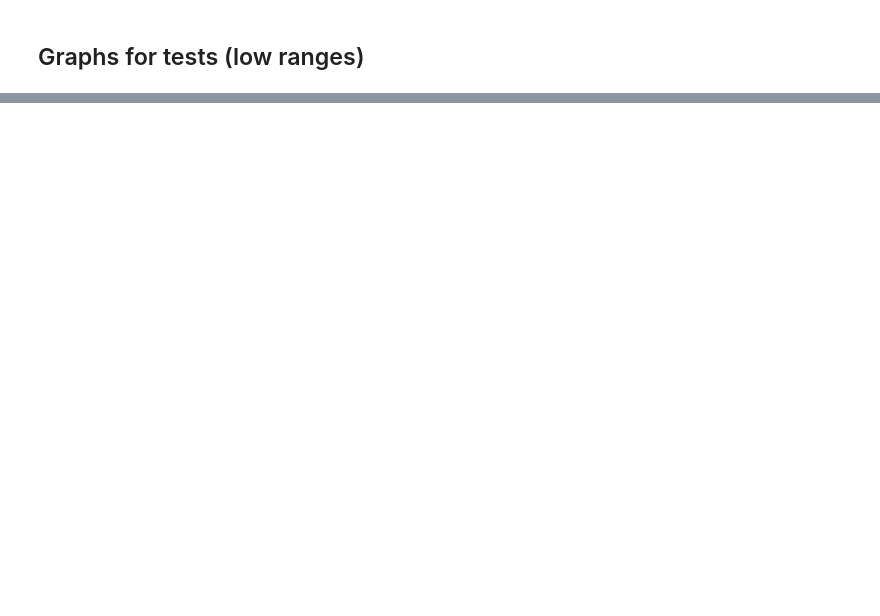
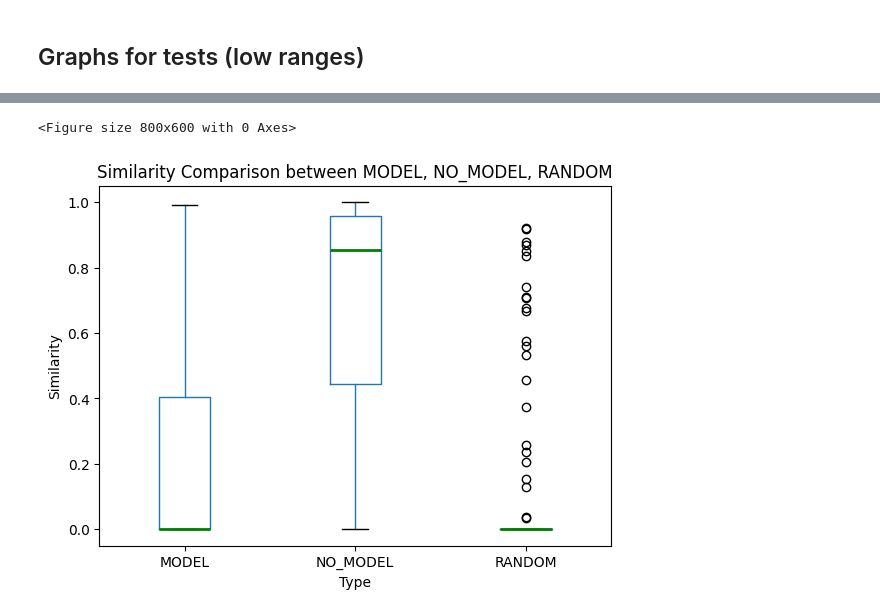
Before and after one commit to Fedrosauro/Guitar-SoundEffects-Recognition-GA, a Jupyter notebook: graphs_GA_results.ipynb, the cells around one changed output, grey strips where cells are left out. Cells and saved outputs as stored; diff of their text form; code cells hidden in the pictures; blank space fills up the shorter version.

```diff
--- a/graphs_GA_results.ipynb
+++ b/graphs_GA_results.ipynb
@@ -243,0 +266,24 @@ plt.show()
+# %%
+import pandas as pd
+import matplotlib.pyplot as plt
+
+# Load the CSV data into a pandas DataFrame
+df = pd.read_csv('./results/dataset_audios_guitar_lowR_1effect.csv')
+
+# Create a DataFrame with two columns for the boxplot: 'Similarity' and 'Type'
+boxplot_data = pd.DataFrame({
+    'Similarity': df['sim_MODEL'].tolist() + df['sim_NO_MODEL'].tolist() + df['sim_RANDOM'].tolist(),
+    'Type': ['MODEL'] * len(df) + ['NO_MODEL'] * len(df) + ["RANDOM"] * len(df)
+})
+
+# Create the boxplot
+plt.figure(figsize=(8, 6))
+boxplot_data.boxplot(by='Type', column='Similarity', grid=False, showfliers=True, medianprops={'color': 'green', 'linewidth': 2})
+plt.title('Similarity Comparison between MODEL, NO_MODEL, RANDOM')
+plt.suptitle('')  # Remove the automatic title
+plt.xlabel('Type')
+plt.ylabel('Similarity')
+plt.show()
+# %% [output]
+<Figure size 800x600 with 0 Axes>
+[figure, added]
```
Also changed, not shown: parts of 16 cells of this notebook, 33 other files.
